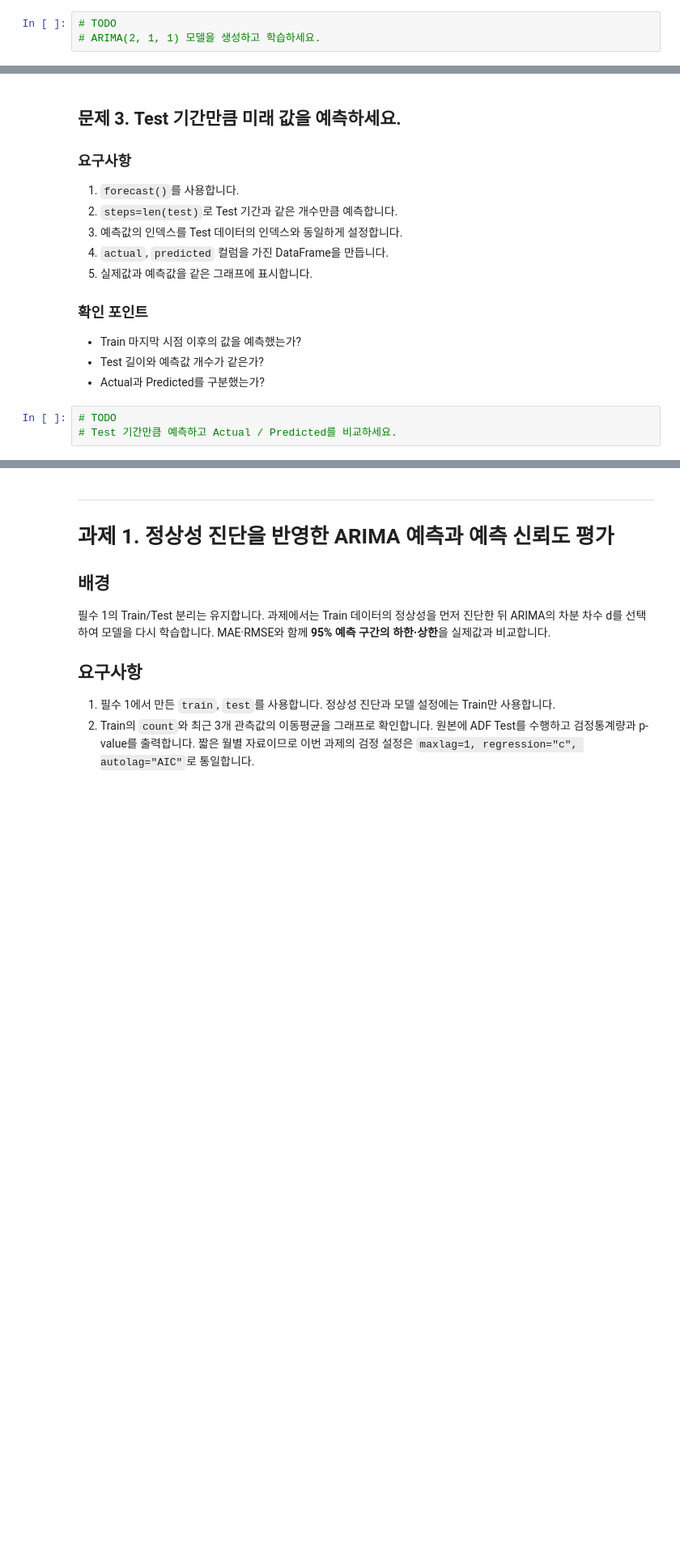
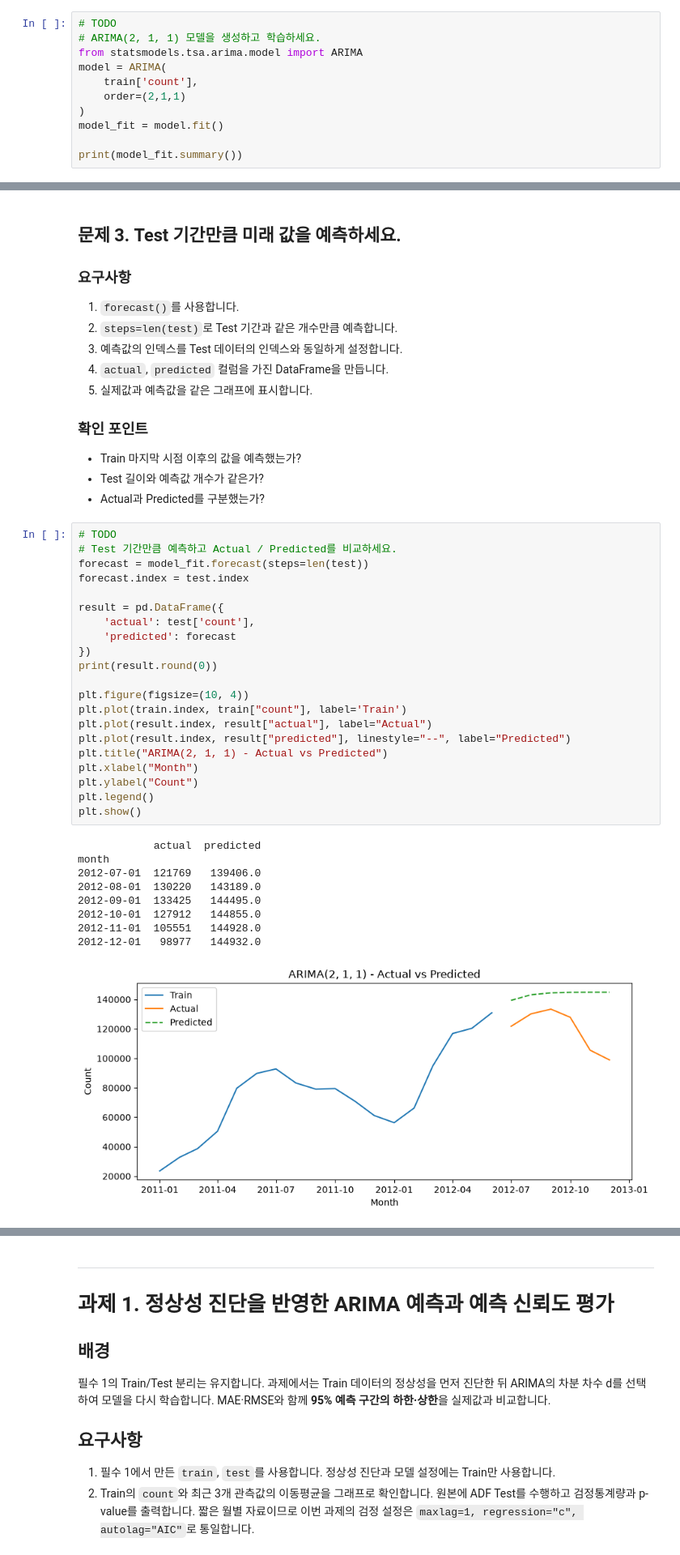
Before and after one commit to mong06701/ML-developed-MoonYoungheum, a Jupyter notebook: 2장2강 시계열 모델링과 예측 실습문제.ipynb, the cells around one changed output, grey strips where cells are left out. Shown at 81% size. Drawn from its saved outputs; the diff is of its cells as text; blank space fills up the shorter version.

```diff
--- a/2장2강 시계열 모델링과 예측 실습문제.ipynb
+++ b/2장2강 시계열 모델링과 예측 실습문제.ipynb
@@ -161,3 +214,11 @@ ARIMA는 다음 세 가지 요소로 구성됩니다.
 # %%
 # TODO
 # ARIMA(2, 1, 1) 모델을 생성하고 학습하세요.
+from statsmodels.tsa.arima.model import ARIMA
+model = ARIMA(
+    train['count'],
+    order=(2,1,1)
+)
+model_fit = model.fit()
+
+print(model_fit.summary())
@@ -177,9 +256,37 @@ ARIMA는 다음 세 가지 요소로 구성됩니다.
 - Train 마지막 시점 이후의 값을 예측했는가?
 - Test 길이와 예측값 개수가 같은가?
 - Actual과 Predicted를 구분했는가?
-# %%
-# TODO
-# Test 기간만큼 예측하고 Actual / Predicted를 비교하세요.
+# %%
+# TODO
+# Test 기간만큼 예측하고 Actual / Predicted를 비교하세요.
+forecast = model_fit.forecast(steps=len(test))
+forecast.index = test.index
+
+result = pd.DataFrame({
+    'actual': test['count'],
+    'predicted': forecast
+})
+print(result.round(0))
+
+plt.figure(figsize=(10, 4))
+plt.plot(train.index, train["count"], label='Train')
+plt.plot(result.index, result["actual"], label="Actual")
+plt.plot(result.index, result["predicted"], linestyle="--", label="Predicted")
+plt.title("ARIMA(2, 1, 1) - Actual vs Predicted")
+plt.xlabel("Month")
+plt.ylabel("Count")
+plt.legend()
+plt.show()
+# %% [output]
+            actual  predicted
+month
+2012-07-01  121769   139406.0
+2012-08-01  130220   143189.0
+2012-09-01  133425   144495.0
+2012-10-01  127912   144855.0
+2012-11-01  105551   144928.0
+2012-12-01   98977   144932.0
+[figure, added]
 # %% [markdown]
 ### Q3. `steps=len(test)`는 무엇을 의미하나요?
 
```
Also changed, not shown: parts of 24 cells of this notebook, 7 other files.
